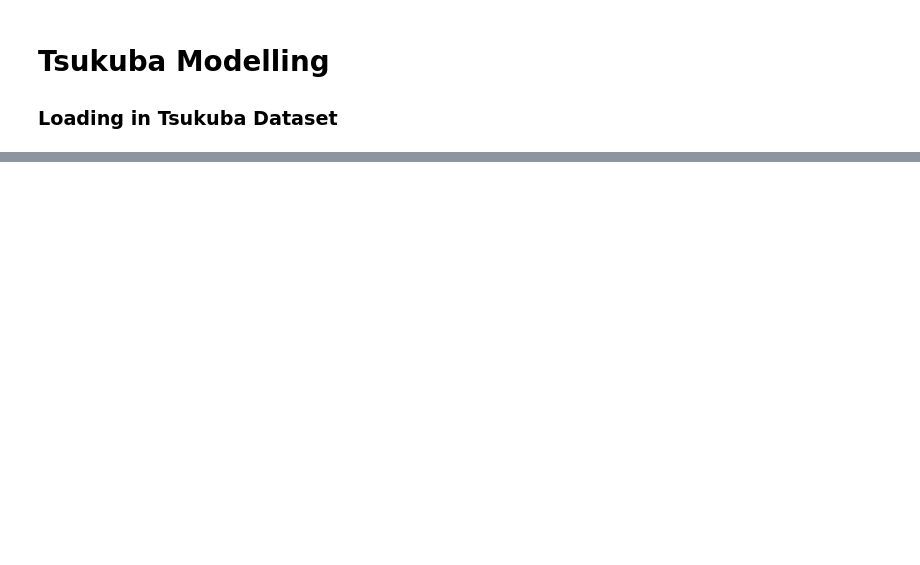
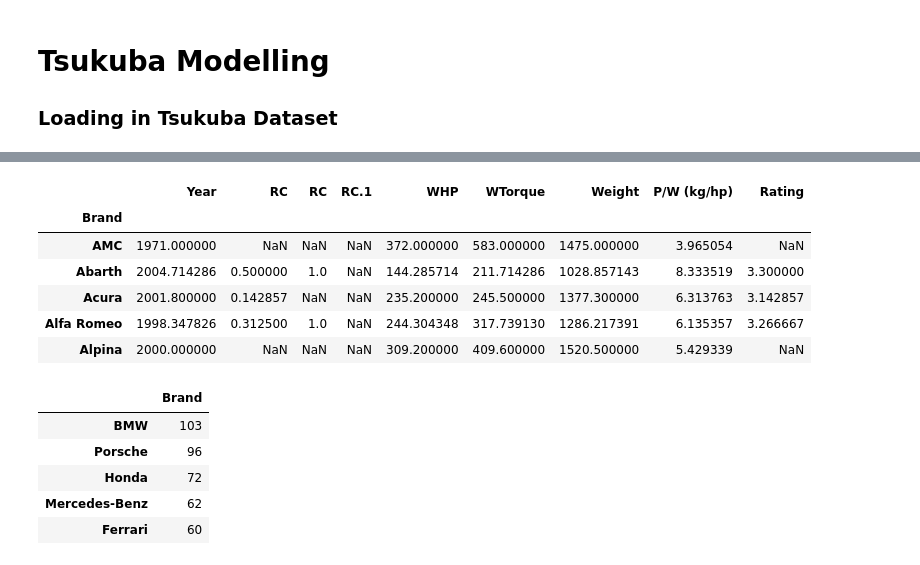
Before and after one commit to zaki1503/tsukuba_modelling, a Jupyter notebook: TsukubaNotebook.ipynb, the cells around one changed output, grey strips where cells are left out. Drawn from its saved outputs; the diff is of its cells as text; code cells hidden in the pictures; blank space fills up the shorter version.

```diff
--- a/TsukubaNotebook.ipynb
+++ b/TsukubaNotebook.ipynb
@@ -49,0 +138,17 @@ NameError: name 'tsukuba' is not defined
+# %%
+display(pd.DataFrame(tsukuba.groupby('Brand').mean()).head())
+display(pd.DataFrame(tsukuba.Brand.value_counts()).head())
+# %% [output]
+|  | Year | RC | RC | RC.1 | WHP | WTorque | Weight | P/W (kg/hp) | Rating |
+| Brand |  |  |  |  |  |  |  |  |  |
+| AMC | 1971.000000 | NaN | NaN | NaN | 372.000000 | 583.000000 | 1475.000000 | 3.965054 | NaN |
+| Abarth | 2004.714286 | 0.500000 | 1.0 | NaN | 144.285714 | 211.714286 | 1028.857143 | 8.333519 | 3.300000 |
+| Acura | 2001.800000 | 0.142857 | NaN | NaN | 235.200000 | 245.500000 | 1377.300000 | 6.313763 | 3.142857 |
+| Alfa Romeo | 1998.347826 | 0.312500 | 1.0 | NaN | 244.304348 | 317.739130 | 1286.217391 | 6.135357 | 3.266667 |
+| Alpina | 2000.000000 | NaN | NaN | NaN | 309.200000 | 409.600000 | 1520.500000 | 5.429339 | NaN |
+|  | Brand |
+| BMW | 103 |
+| Porsche | 96 |
+| Honda | 72 |
+| Mercedes-Benz | 62 |
+| Ferrari | 60 |
```
Also changed, not shown: parts of 8 cells of this notebook, 1 other file.
